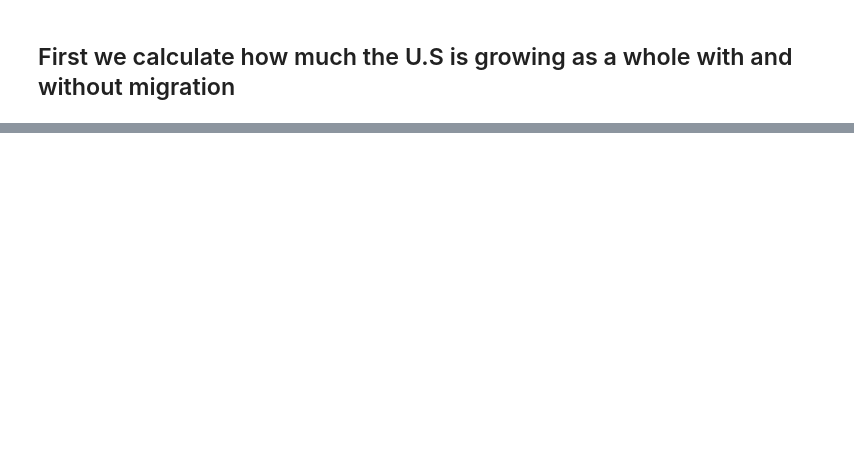
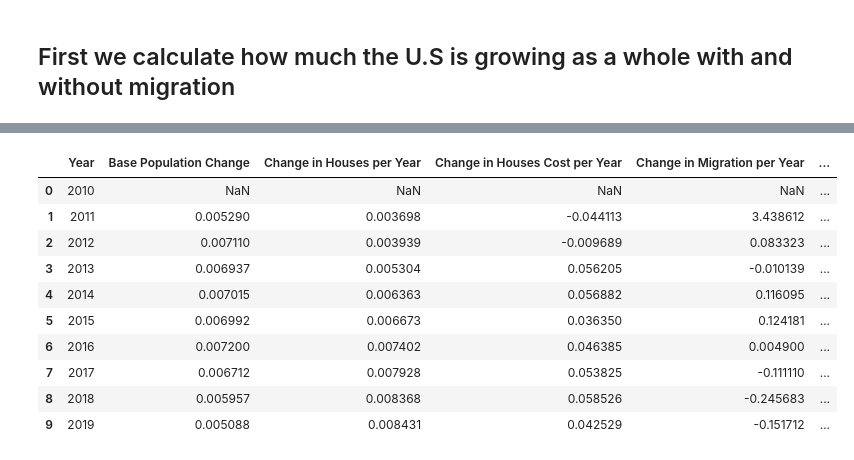
Before and after one commit to akbandi/Project-1, a Jupyter notebook: MigrationAnalysis.ipynb, the cells around one changed output, grey strips where cells are left out. Drawn from its saved outputs; the diff is of its cells as text; code cells hidden in the pictures; blank space fills up the shorter version.

```diff
--- a/MigrationAnalysis.ipynb
+++ b/MigrationAnalysis.ipynb
@@ -66,0 +129,20 @@ mean_house_value = us_mean_house_cost_by_year.to_list()
+# %%
+us_percent_change_df['Base Population Change'] = us_totals_df['Total Base Population per Year'].pct_change().tolist()
+us_percent_change_df['Change in Houses per Year'] = us_totals_df['Total Houses per Year'].pct_change().tolist()
+us_percent_change_df['Change in Houses Cost per Year'] = us_totals_df['Mean Housing Cost per Year'].pct_change().tolist()
+us_percent_change_df['Change in Migration per Year'] = us_totals_df['Total Migrants per Year'].pct_change().tolist()
+us_percent_change_df['Change in Houses per Capita'] = us_totals_df['Houses per Capita'].pct_change().tolist()
+# %%
+us_percent_change_df
+# %% [output]
+|  | Year | Base Population Change | Change in Houses per Year | Change in Houses Cost per Year | Change in Migration per Year | ... |
+| 0 | 2010 | NaN | NaN | NaN | NaN | ... |
+| 1 | 2011 | 0.005290 | 0.003698 | -0.044113 | 3.438612 | ... |
+| 2 | 2012 | 0.007110 | 0.003939 | -0.009689 | 0.083323 | ... |
+| 3 | 2013 | 0.006937 | 0.005304 | 0.056205 | -0.010139 | ... |
+| 4 | 2014 | 0.007015 | 0.006363 | 0.056882 | 0.116095 | ... |
+| 5 | 2015 | 0.006992 | 0.006673 | 0.036350 | 0.124181 | ... |
+| 6 | 2016 | 0.007200 | 0.007402 | 0.046385 | 0.004900 | ... |
+| 7 | 2017 | 0.006712 | 0.007928 | 0.053825 | -0.111110 | ... |
+| 8 | 2018 | 0.005957 | 0.008368 | 0.058526 | -0.245683 | ... |
+| 9 | 2019 | 0.005088 | 0.008431 | 0.042529 | -0.151712 | ... |
```
Also changed, not shown: parts of 30 cells of this notebook, 2 other files.
